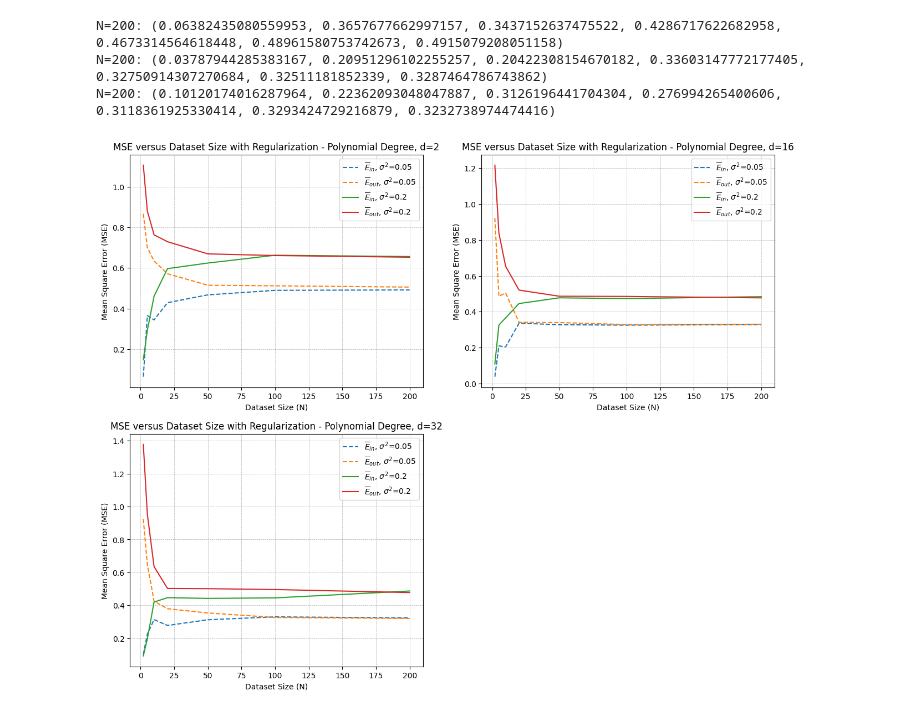
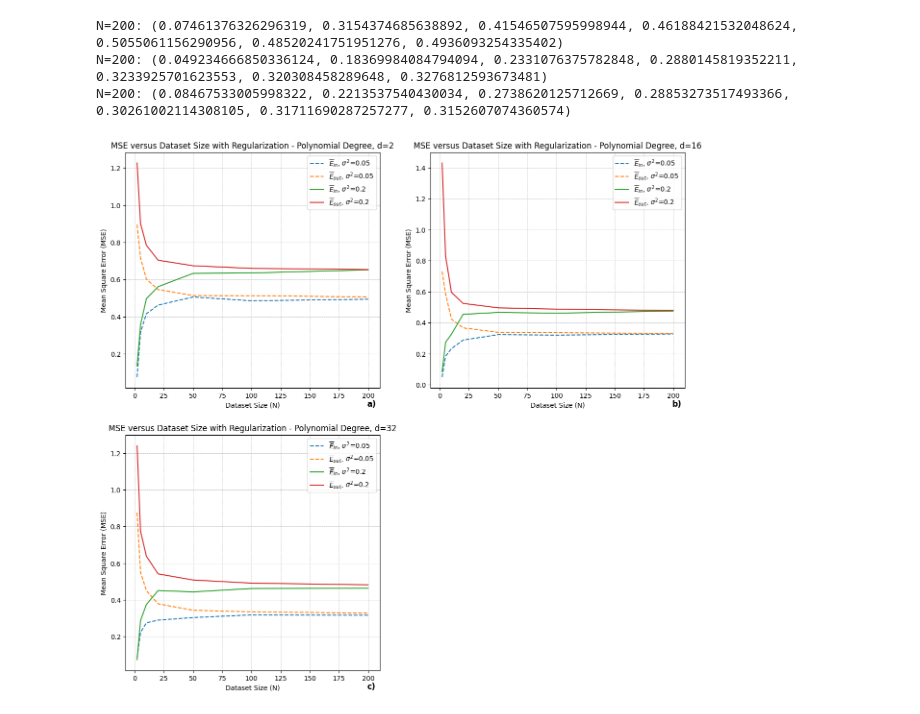
Before and after one commit to nathanbowness/CSI5340Assignments, a Jupyter notebook: Assignment1/Assignment1_Code.ipynb, the cells around one changed output. Cells and saved outputs as stored; diff of their text form; code cells hidden in the pictures.

```diff
--- a/Assignment1/Assignment1_Code.ipynb
+++ b/Assignment1/Assignment1_Code.ipynb
@@ -91,7 +91,7 @@ def experiment(N, d, variance, is_reg):
     """
     Ein_array = []
     Eout_array = []
-    M = 10
+    M = 50
 
     for i in range(M):
         training_dataset = getData(N, variance)
@@ -141,8 +133,11 @@ out_sub = r'$_{out}$'
 # Plot graphs for fixed values of N without regularization
 # Reminder: Output tuples have format - (N, d, Ein_bar, Eout_bar)
 N_array_mapping = [20, 50, 200]
+# Add labels to the subplots
+labels = ['a)', 'b)', 'c)', 'd)']  # You can customize the labels as needed
+
 current_subplot = 1
-plt.figure(figsize=(16, 13))
+plt.figure(figsize=(16, 14))
 for N_value in N_array_mapping:
     # Filter the list of result tuples to only return was the first element of the tuple, N, equals the chosed N value
     results_N_10_zeropoint5 = list(filter(lambda output_tuple: output_tuple[0] == N_value, output_variance_zeropoint5))
@@ -157,7 +152,7 @@ for N_value in N_array_mapping:
     print(f"N={N_value}:", E_in_zeropoint5)
 
     # Add this subplot to the figure of all graphs
-    plt.subplot(2,2,current_subplot)
+    axs = plt.subplot(2,2,current_subplot)
     plt.plot(d_array, E_in_zeropoint5, label=f"{e_hat}{in_sub}, $\sigma^2$=0.05",linestyle='--')
     plt.plot(d_array, E_out_zeropoint5, label=f"{e_hat}{out_sub}, $\sigma^2$=0.05", linestyle='--')
     plt.plot(d_array, E_in_point2, label=f"{e_hat}{in_sub}, $\sigma^2$=0.2")
@@ -167,6 +162,7 @@ for N_value in N_array_mapping:
     plt.title(f"MSE versus Polynomial Degree without Regularization - Dataset Size, N={N_value}")
     plt.legend(fontsize=10)
     plt.grid(linewidth=0.5, linestyle='--')
+    axs.text(0.95, -0.05, labels[current_subplot-1], transform=axs.transAxes, fontsize=12, weight='bold', va='top')
     current_subplot += 1
 
 plt.show
@@ -181,7 +177,7 @@ N=200: (0.5364729125842752, 0.4563985100807272, 0.2732814236909338, 0.2289781238
 # Reminder: Output tuples have format - (N, d, Ein_bar, Eout_bar)
 d_array_mapping = [2,16,32]
 current_subplot = 1
-plt.figure(figsize=(15, 12))
+plt.figure(figsize=(15, 14))
 for d_value in d_array_mapping:
     # Filter the list of result tuples to only return was the first element of the tuple, N, equals the chosed N value
     results_N_10_zeropoint5 = list(filter(lambda output_tuple: output_tuple[1] == d_value, output_variance_zeropoint5))
@@ -196,7 +192,7 @@ for d_value in d_array_mapping:
     print(f"N={N_value}:", E_in_zeropoint5)
 
     # Add this subplot to the figure of all graphs
-    plt.subplot(2,2,current_subplot)
+    axs = plt.subplot(2,2,current_subplot)
     plt.plot(N_array, E_in_zeropoint5, label=f"{e_hat}{in_sub}, $\sigma^2$=0.05", linestyle='--')
     plt.plot(N_array, E_out_zeropoint5, label=f"{e_hat}{out_sub}, $\sigma^2$=0.05", linestyle='--')
     plt.plot(N_array, E_in_point2, label=f"{e_hat}{in_sub}, $\sigma^2$=0.2")
@@ -206,6 +202,7 @@ for d_value in d_array_mapping:
     plt.title(f"MSE versus Dataset Size without Regularization - Polynomial Degree, d={d_value}", fontsize=11)
     plt.legend(fontsize=10)
     plt.grid(linewidth=0.5, linestyle='--')
+    axs.text(0.95, -0.05, labels[current_subplot-1], transform=axs.transAxes, fontsize=12, weight='bold', va='top')
     current_subplot += 1
 
 plt.show
@@ -235,7 +232,7 @@ for N in N_values:
 # Plot graphs for fixed values of N with regularization
 # Reminder: Output tuples have format - (N, d, Ein_bar, Eout_bar)
 current_subplot = 1
-plt.figure(figsize=(16, 13))
+plt.figure(figsize=(16, 14))
 for N_value in N_array_mapping:
     # Filter the list of result tuples to only return was the first element of the tuple, N, equals the chosed N value
     results_N_10_zeropoint5 = list(filter(lambda output_tuple: output_tuple[0] == N_value, output_variance_zeropoint5_reg))
@@ -250,7 +247,7 @@ for N_value in N_array_mapping:
     print(f"N={N_value}:", E_in_zeropoint5)
 
     # Add this subplot to the figure of all graphs
-    plt.subplot(2,2,current_subplot)
+    axs = plt.subplot(2,2,current_subplot)
     plt.plot(d_array, E_in_zeropoint5, label=f"{e_hat}{in_sub}, $\sigma^2$=0.05",linestyle='--')
     plt.plot(d_array, E_out_zeropoint5, label=f"{e_hat}{out_sub}, $\sigma^2$=0.05", linestyle='--')
     plt.plot(d_array, E_in_point2, label=f"{e_hat}{in_sub}, $\sigma^2$=0.2")
@@ -260,6 +257,7 @@ for N_value in N_array_mapping:
     plt.title(f"MSE versus Polynomial Degree with Regularization - Dataset Size, N={N_value}")
     plt.legend(fontsize=10)
     plt.grid(linewidth=0.5, linestyle='--')
+    axs.text(0.95, -0.05, labels[current_subplot-1], transform=axs.transAxes, fontsize=12, weight='bold', va='top')
     current_subplot += 1
 
 plt.show
@@ -272,36 +270,37 @@ N=200: (0.5458934048575304, 0.4915079208051158, 0.3897342249382046, 0.3233597112
 # %%
 # Plot graphs for fixed values of d with regularization
 # Reminder for me: Output tuples have format - (N, d, Ein_bar, Eout_bar)
 current_subplot = 1
-plt.figure(figsize=(15, 12))
+plt.figure(figsize=(15, 14))
 for d_value in d_array_mapping:
     # Filter the list of result tuples to only return was the first element of the tuple, N, equals the chosed N value
     results_N_10_zeropoint5 = list(filter(lambda output_tuple: output_tuple[1] == d_value, output_variance_zeropoint5_reg))
     results_N_10_point2 = list(filter(lambda output_tuple: output_tuple[1] == d_value, output_variance_point2_reg))
 
     N_array = list(zip(*results_N_10_zeropoint5))[0]
     E_in_zeropoint5 = list(zip(*results_N_10_zeropoint5))[2]
     E_out_zeropoint5 = list(zip(*results_N_10_zeropoint5))[3]
     E_in_point2 = list(zip(*results_N_10_point2))[2]
     E_out_point2 = list(zip(*results_N_10_point2))[3]
 
     print(f"N={N_value}:", E_in_zeropoint5)
 
     # Add this subplot to the figure of all graphs
-    plt.subplot(2,2,current_subplot)
+    axs = plt.subplot(2,2,current_subplot)
     plt.plot(N_array, E_in_zeropoint5, label=f"{e_hat}{in_sub}, $\sigma^2$=0.05", linestyle='--')
     plt.plot(N_array, E_out_zeropoint5, label=f"{e_hat}{out_sub}, $\sigma^2$=0.05", linestyle='--')
     plt.plot(N_array, E_in_point2, label=f"{e_hat}{in_sub}, $\sigma^2$=0.2")
     plt.plot(N_array, E_out_point2, label=f"{e_hat}{out_sub}, $\sigma^2$=0.2")
     plt.xlabel("Dataset Size (N)")
     plt.ylabel("Mean Square Error (MSE)")
     plt.title(f"MSE versus Dataset Size with Regularization - Polynomial Degree, d={d_value}")
     plt.legend(fontsize=10)
     plt.grid(linewidth=0.5, linestyle='--')
+    axs.text(0.95, -0.05, labels[current_subplot-1], transform=axs.transAxes, fontsize=12, weight='bold', va='top')
 
     current_subplot += 1
 # %% [output]
-N=200: (0.06382435080559953, 0.3657677662997157, 0.3437152637475522, 0.4286717622682958, 0.4673314564618448, 0.48961580753742673, 0.4915079208051158)
-N=200: (0.03787944285383167, 0.20951296102255257, 0.20422308154670182, 0.33603147772177405, 0.32750914307270684, 0.32511181852339, 0.3287464786743862)
-N=200: (0.10120174016287964, 0.22362093048047887, 0.3126196441704304, 0.276994265400606, 0.3118361925330414, 0.3293424729216879, 0.3232738974474416)
+N=200: (0.07461376326296319, 0.3154374685638892, 0.41546507595998944, 0.46188421532048624, 0.5055061156290956, 0.48520241751951276, 0.4936093254335402)
+N=200: (0.049234666850336124, 0.18369984084794094, 0.2331076375782848, 0.2880145819352211, 0.3233925701623553, 0.320308458289648, 0.3276812593673481)
+N=200: (0.08467533005998322, 0.2213537540430034, 0.2738620125712669, 0.28853273517493366, 0.30261002114308105, 0.31711690287257277, 0.3152607074360574)
-[figure, old version]
+[figure, new version]
```
Also changed, not shown: parts of 4 cells of this notebook.
